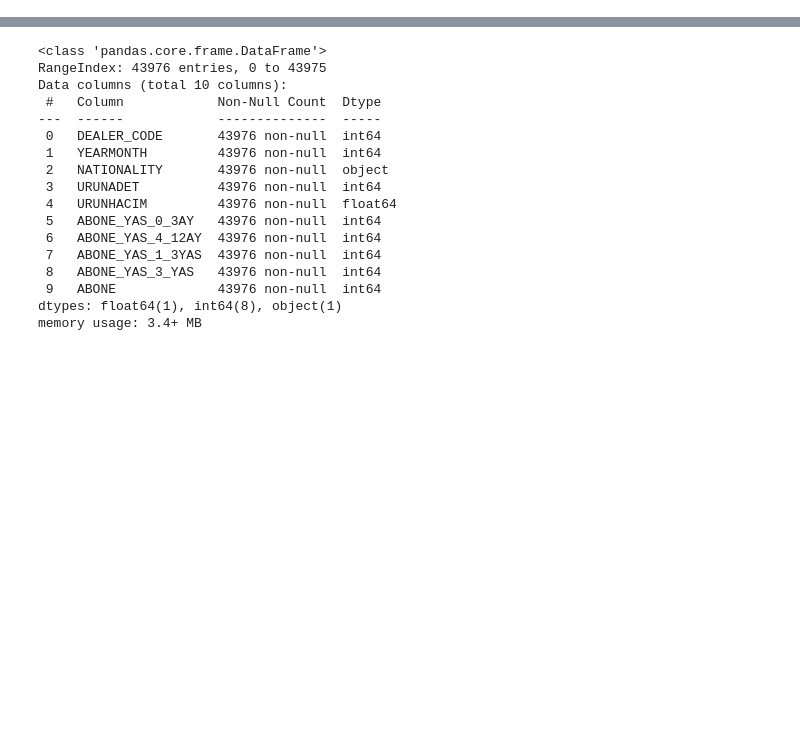
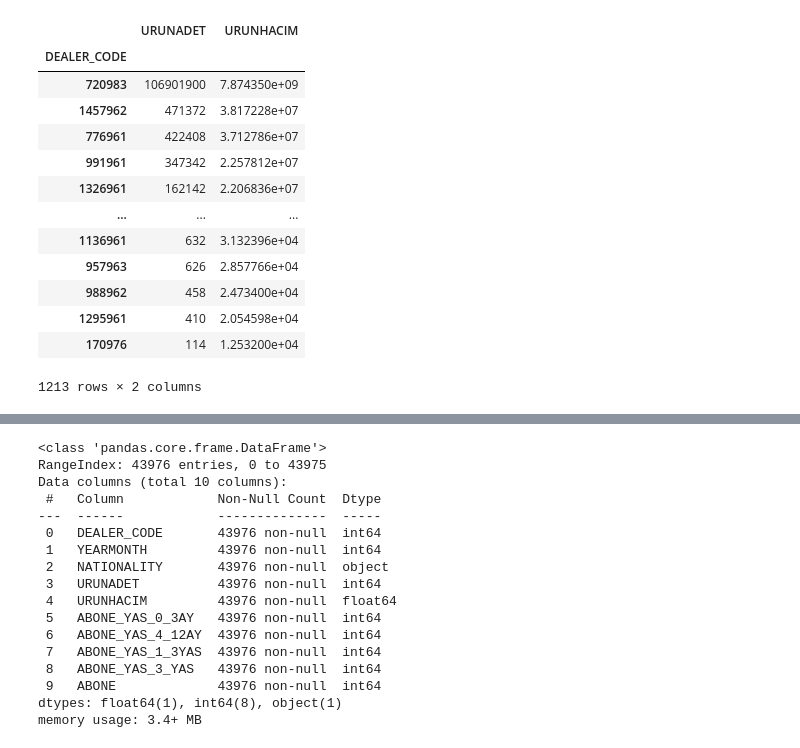
Before and after one commit to keskinyasir/Sales_Performance_Application, a Jupyter notebook: Sales_Perfromance_App_Test.ipynb, the cells around one changed output, grey strips where cells are left out. Drawn from its saved outputs; the diff is of its cells as text; code cells hidden in the pictures; blank space fills up the shorter version.

```diff
--- a/Sales_Perfromance_App_Test.ipynb
+++ b/Sales_Perfromance_App_Test.ipynb
@@ -13,0 +65,17 @@ df_demo = pd.read_excel(excel_file, sheet_name="ILCE DEMOGRAFI")
+# %%
+branches
+# %% [output]
+|  | URUNADET | URUNHACIM |
+| DEALER_CODE |  |  |
+| 720983 | 106901900 | 7.874350e+09 |
+| 1457962 | 471372 | 3.817228e+07 |
+| 776961 | 422408 | 3.712786e+07 |
+| 991961 | 347342 | 2.257812e+07 |
+| 1326961 | 162142 | 2.206836e+07 |
+| ... | ... | ... |
+| 1136961 | 632 | 3.132396e+04 |
+| 957963 | 626 | 2.857766e+04 |
+| 988962 | 458 | 2.473400e+04 |
+| 1295961 | 410 | 2.054598e+04 |
+| 170976 | 114 | 1.253200e+04 |
+1213 rows × 2 columns
```
Also changed, not shown: parts of 5 cells of this notebook, 1 other file.
